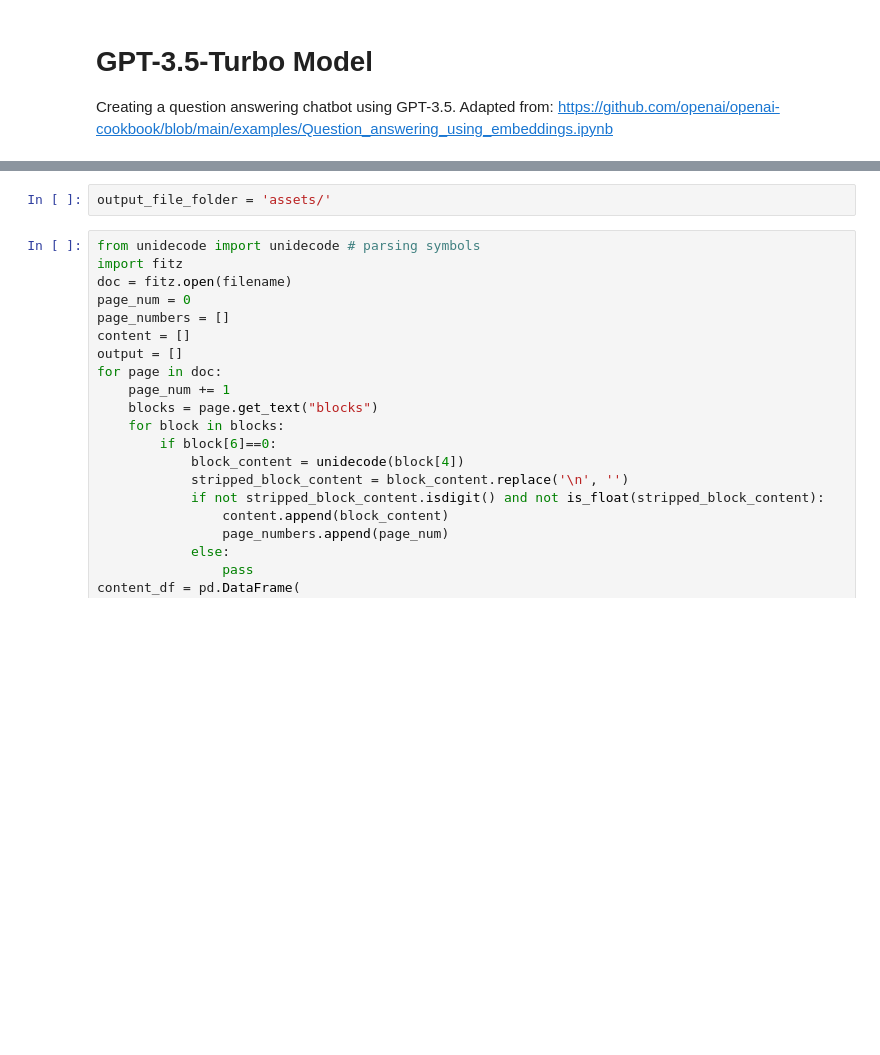
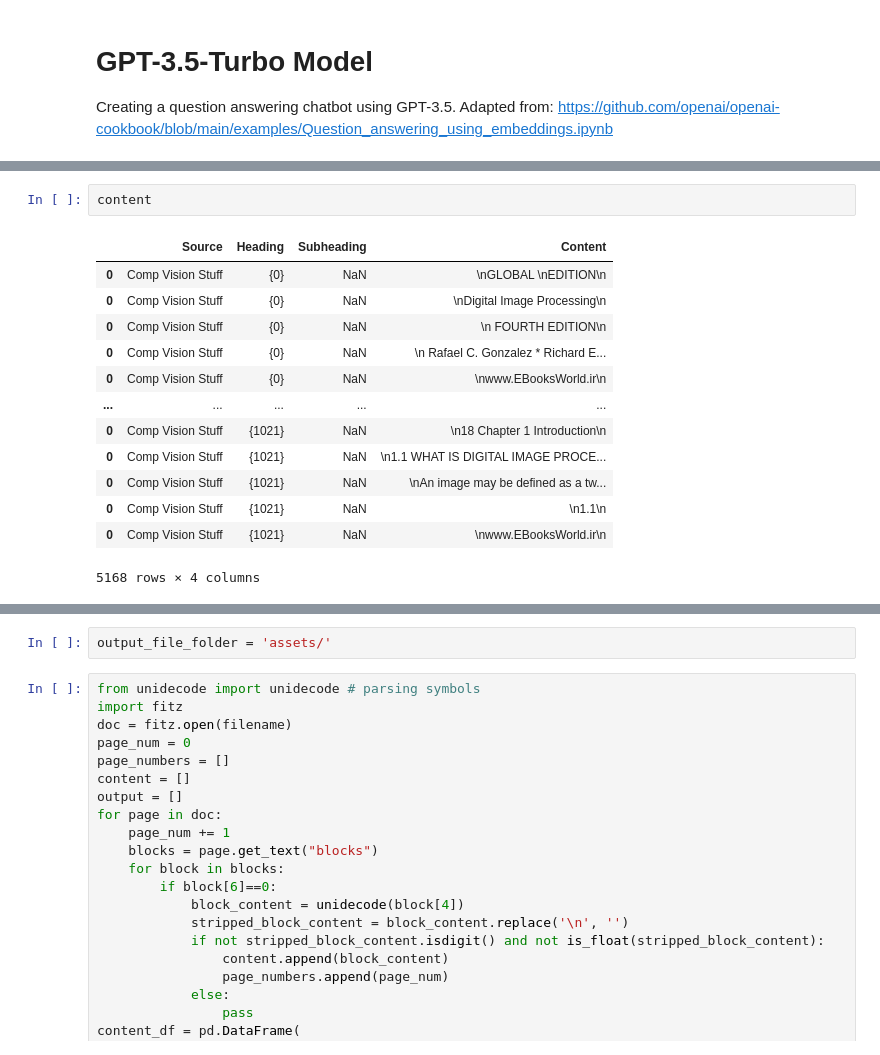
Before and after one commit to pointonjoel/MSc-Diss, a Jupyter notebook: code/main.ipynb, the cells around one changed output, grey strips where cells are left out. Cells and saved outputs as stored; diff of their text form; blank space fills up the shorter version.

```diff
--- a/code/main.ipynb
+++ b/code/main.ipynb
@@ -49,0 +91,16 @@ www.EBooksWorld.ir
+# %%
+content
+# %% [output]
+|  | Source | Heading | Subheading | Content |
+| 0 | Comp Vision Stuff | {0} | NaN | \nGLOBAL \nEDITION\n |
+| 0 | Comp Vision Stuff | {0} | NaN | \nDigital Image Processing\n |
+| 0 | Comp Vision Stuff | {0} | NaN | \n FOURTH EDITION\n |
+| 0 | Comp Vision Stuff | {0} | NaN | \n Rafael C. Gonzalez * Richard E... |
+| 0 | Comp Vision Stuff | {0} | NaN | \nwww.EBooksWorld.ir\n |
+| ... | ... | ... | ... | ... |
+| 0 | Comp Vision Stuff | {1021} | NaN | \n18 Chapter 1 Introduction\n |
+| 0 | Comp Vision Stuff | {1021} | NaN | \n1.1 WHAT IS DIGITAL IMAGE PROCE... |
+| 0 | Comp Vision Stuff | {1021} | NaN | \nAn image may be defined as a tw... |
+| 0 | Comp Vision Stuff | {1021} | NaN | \n1.1\n |
+| 0 | Comp Vision Stuff | {1021} | NaN | \nwww.EBooksWorld.ir\n |
+5168 rows × 4 columns
```
Also changed, not shown: parts of 11 cells of this notebook, 7 other files.
